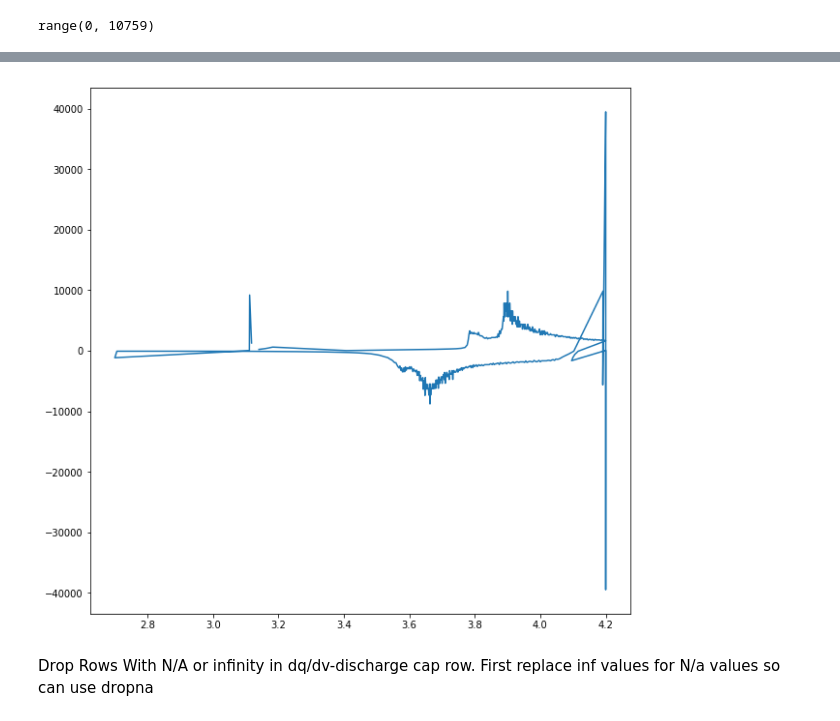
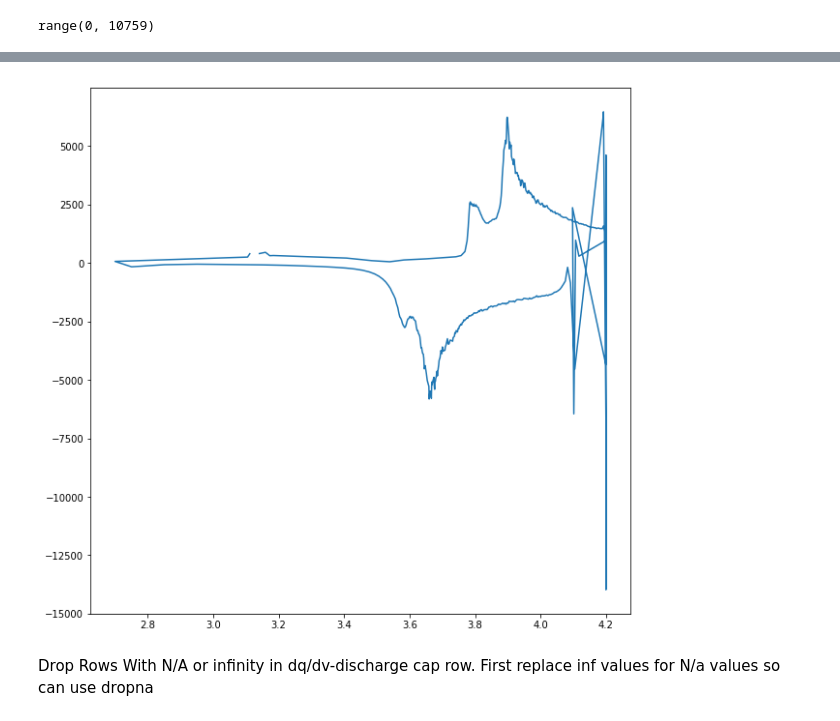
Before and after one commit to nicolet5/DiffCapAnalyzer, a Jupyter notebook: ourproject/CleanData.ipynb, the cells around one changed output, grey strips where cells are left out. Drawn from its saved outputs; the diff is of its cells as text; code cells hidden in the pictures.

```diff
--- a/ourproject/CleanData.ipynb
+++ b/ourproject/CleanData.ipynb
@@ -86,0 +133,8 @@ data1 = data1.reset_index(drop = True)
+# %%
+df1 = pd.DataFrame()
+for i in range(1,len(data1)):
+    if data1.loc[i, ('Cycle_Index')] == 8:
+        df1 = df1.append(data1.loc[i])
+
+fig = plt.figure(figsize=(10, 10), facecolor='w', edgecolor='k')
+myplot = plt.plot(df1['Voltage(V)'], df1['I/dv/dt'])
@@ -90,0 +165,5 @@ data1['dQ/dV'].mean()
+# %%
+unfilt = pd.concat([data1['dQ/dV']])
+# %%
+unfiltar = unfilt.values
+#converts into an array
@@ -90,0 +172,2 @@ data1['dQ/dV'].mean()
+# %%
+data1['filtered dq/dv'] = scipy.signal.savgol_filter(unfiltar, 7, 2)
@@ -91,10 +195,10 @@ data1['dQ/dV'].mean()
 # %%
 df1 = pd.DataFrame()
 for i in range(1,len(data1)):
-    if data1.loc[i, ('Cycle_Index')] == 7:
+    if data1.loc[i, ('Cycle_Index')] == 6:
         df1 = df1.append(data1.loc[i])
 
 fig = plt.figure(figsize=(10, 10), facecolor='w', edgecolor='k')
-myplot = plt.plot(df1['Voltage(V)'], df1['dQ/dV'])
+myplot = plt.plot(df1['Voltage(V)'], df1['filtered dq/dv'])
 # %% [output]
-[figure, old version]
+[figure, new version]
```
Also changed, not shown: parts of 22 cells of this notebook.
